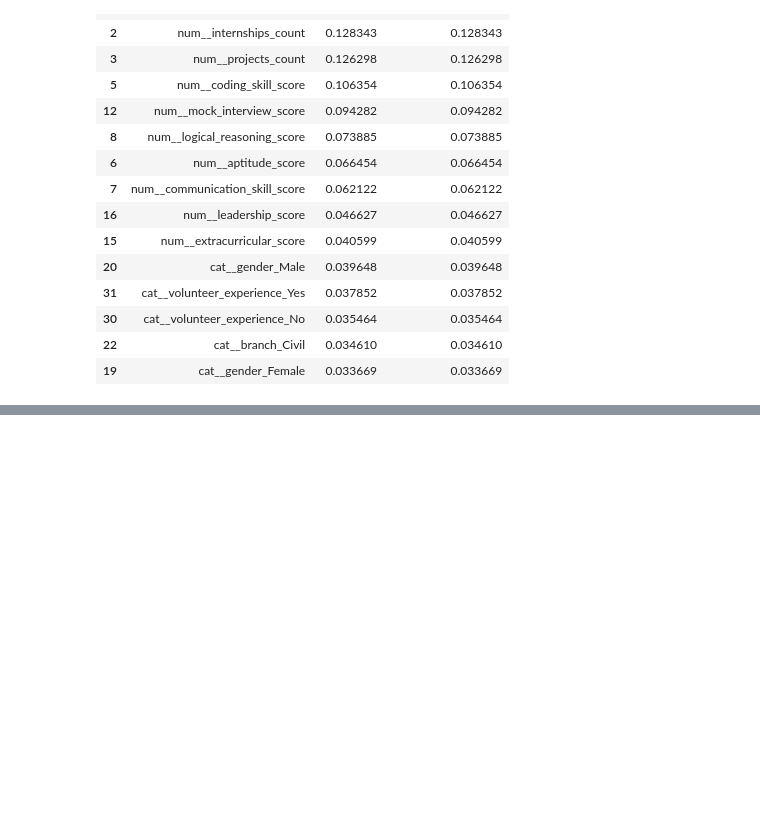
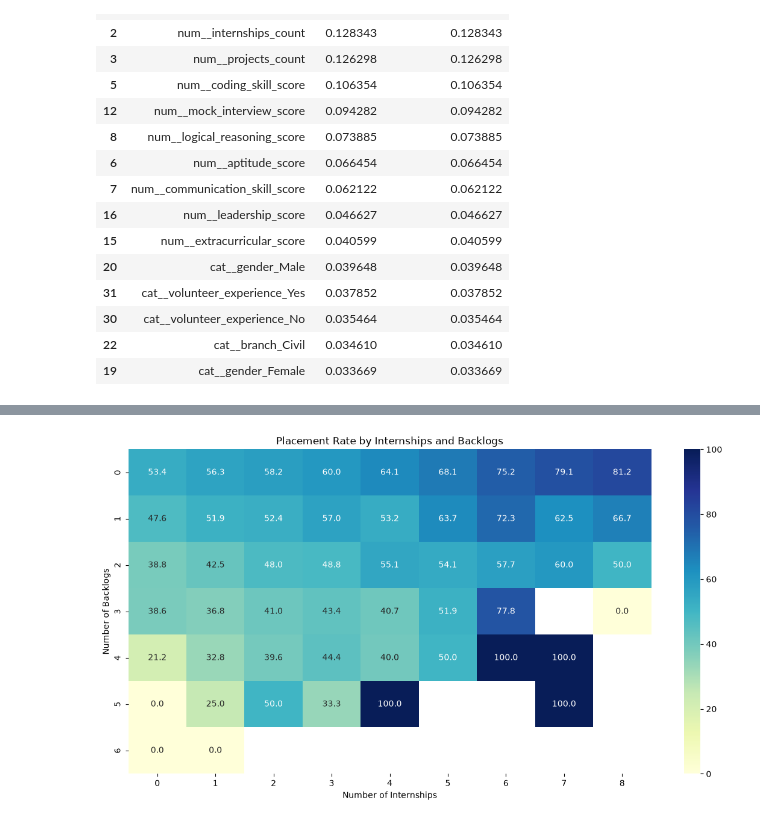
Before and after one commit to Sankethmundas/student_placement_prediction, a Jupyter notebook: notebooks/02_preprocessing_and_modeling.ipynb, the cells around one changed output, grey strips where cells are left out. Saved outputs shown, nothing was run; the diff lists cells and outputs as text; code cells hidden in the pictures; blank space fills up the shorter version.

```diff
--- a/notebooks/02_preprocessing_and_modeling.ipynb
+++ b/notebooks/02_preprocessing_and_modeling.ipynb
@@ -603,0 +1305,8 @@ feature_importance.head(15)
+# %%
+placement_by_internship_backlog = (
+    df.groupby(["internships_count", "backlogs"])["placement_status"]
+    .apply(lambda x: (x == "Placed").mean() * 100)
+    .reset_index(name="placement_rate")
+)
+
+placement_by_internship_backlog.head(20)
@@ -603,0 +1331,23 @@ feature_importance.head(15)
+# %%
+pivot_table = placement_by_internship_backlog.pivot(
+    index="backlogs",
+    columns="internships_count",
+    values="placement_rate"
+)
+
+plt.figure(figsize=(14, 7))
+
+sns.heatmap(
+    pivot_table,
+    annot=True,
+    fmt=".1f",
+    cmap="YlGnBu"
+)
+
+plt.title("Placement Rate by Internships and Backlogs")
+plt.xlabel("Number of Internships")
+plt.ylabel("Number of Backlogs")
+
+plt.show()
+# %% [output]
+[figure, added]
```
Also changed, not shown: parts of 85 cells of this notebook.
